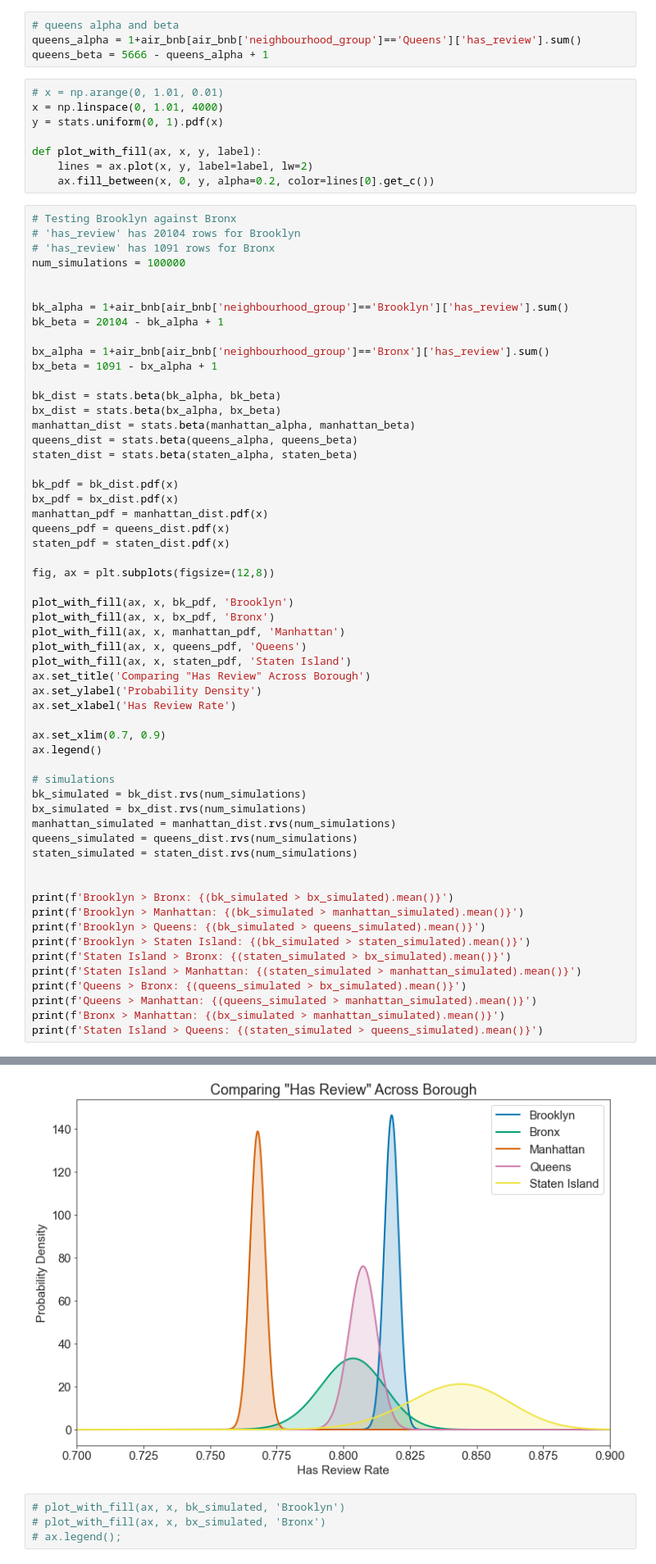
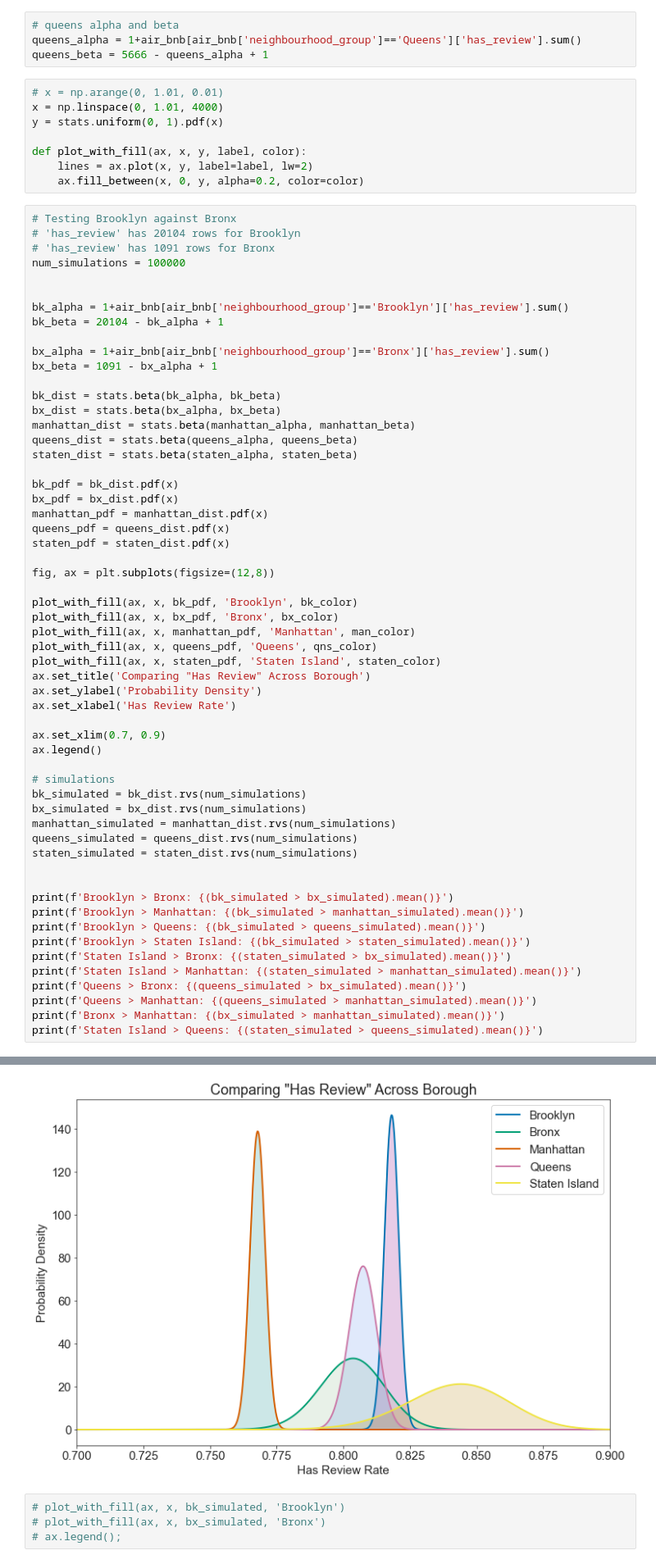
Before and after one commit to Daron-Marino/airbnb-EDA, a Jupyter notebook: src/airbnb-captstone-1.ipynb, the cells around one changed output, grey strips where cells are left out. Shown at 82% size. Drawn from its saved outputs; the diff is of its cells as text.

```diff
--- a/src/airbnb-captstone-1.ipynb
+++ b/src/airbnb-captstone-1.ipynb
@@ -1123,9 +1123,9 @@ queens_beta = 5666 - queens_alpha + 1
 x = np.linspace(0, 1.01, 4000)
 y = stats.uniform(0, 1).pdf(x)
 
-def plot_with_fill(ax, x, y, label):
+def plot_with_fill(ax, x, y, label, color):
     lines = ax.plot(x, y, label=label, lw=2)
-    ax.fill_between(x, 0, y, alpha=0.2, color=lines[0].get_c())
+    ax.fill_between(x, 0, y, alpha=0.2, color=color)
 # %%
 # Testing Brooklyn against Bronx
 # 'has_review' has 20104 rows for Brooklyn
@@ -1153,11 +1153,11 @@ staten_pdf = staten_dist.pdf(x)
 
 fig, ax = plt.subplots(figsize=(12,8))
 
-plot_with_fill(ax, x, bk_pdf, 'Brooklyn')
-plot_with_fill(ax, x, bx_pdf, 'Bronx')
-plot_with_fill(ax, x, manhattan_pdf, 'Manhattan')
-plot_with_fill(ax, x, queens_pdf, 'Queens')
-plot_with_fill(ax, x, staten_pdf, 'Staten Island')
+plot_with_fill(ax, x, bk_pdf, 'Brooklyn', bk_color)
+plot_with_fill(ax, x, bx_pdf, 'Bronx', bx_color)
+plot_with_fill(ax, x, manhattan_pdf, 'Manhattan', man_color)
+plot_with_fill(ax, x, queens_pdf, 'Queens', qns_color)
+plot_with_fill(ax, x, staten_pdf, 'Staten Island', staten_color)
 ax.set_title('Comparing "Has Review" Across Borough')
 ax.set_ylabel('Probability Density')
 ax.set_xlabel('Has Review Rate')
@@ -1197,4 +1197,4 @@ Staten Island > Queens: 0.95845
-[figure, old version]
+[figure, new version]
 # %%
 # plot_with_fill(ax, x, bk_simulated, 'Brooklyn')
 # plot_with_fill(ax, x, bx_simulated, 'Bronx')
```
Also changed, not shown: parts of 1 cell of this notebook, 3 other files.
